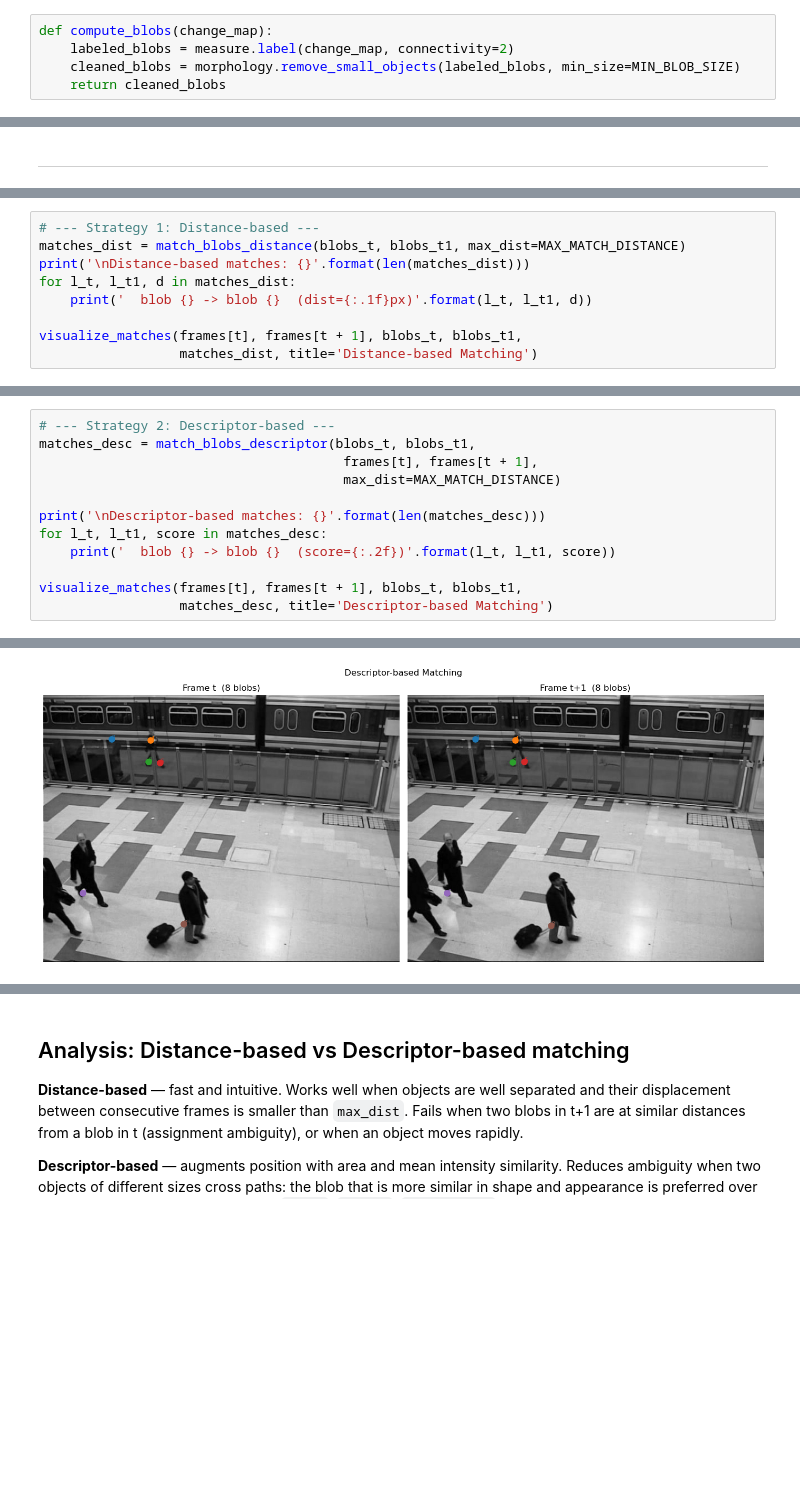
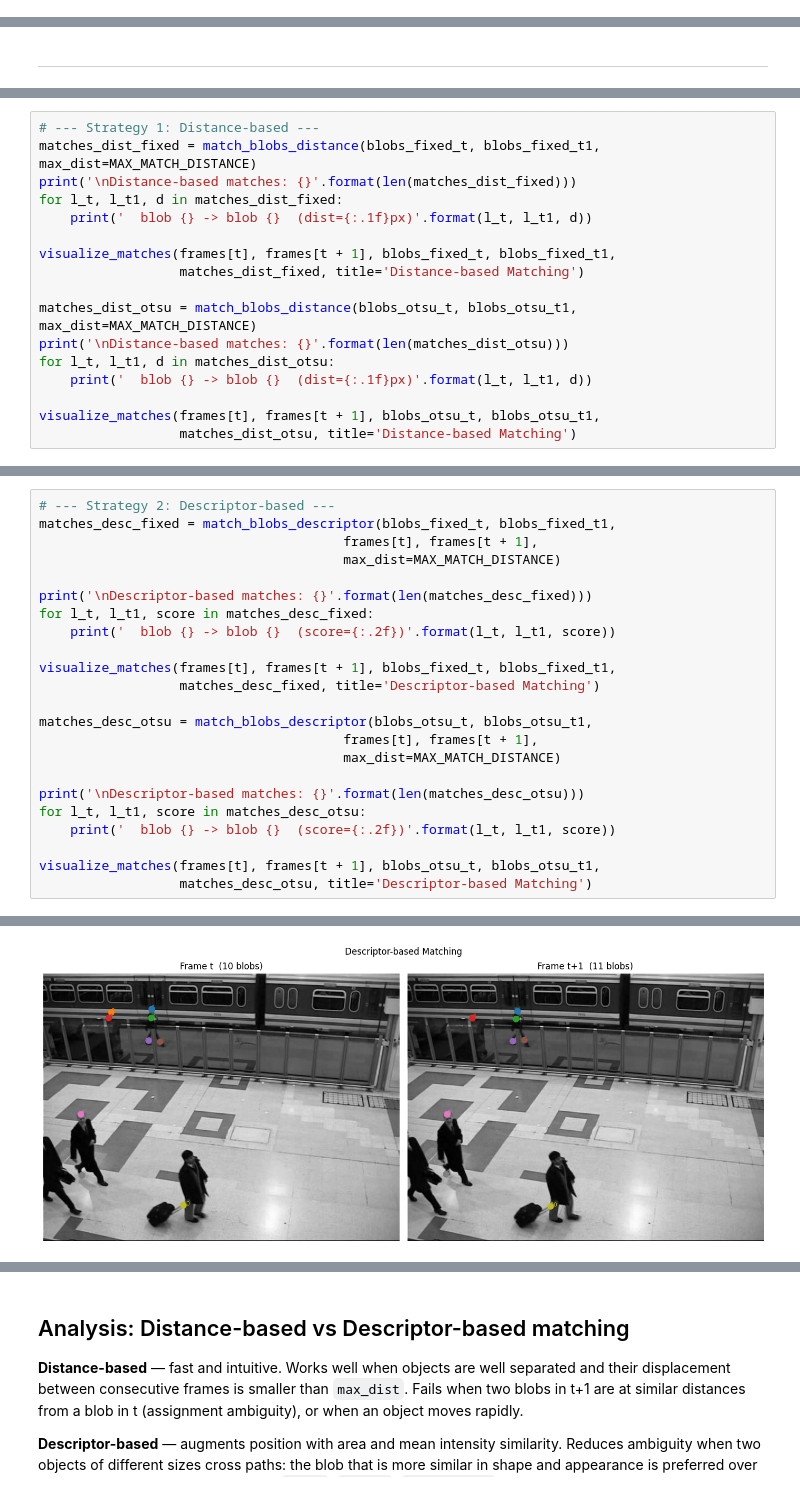
Before and after one commit to Diego-Chiola/Computational-Vision, a Jupyter notebook: homeworks/midterm/Motion_Analysis_Assignment.ipynb, the cells around one changed output, grey strips where cells are left out. Saved outputs shown, nothing was run; the diff lists cells and outputs as text; blank space fills up the shorter version.

```diff
--- a/homeworks/midterm/Motion_Analysis_Assignment.ipynb
+++ b/homeworks/midterm/Motion_Analysis_Assignment.ipynb
@@ -210,7 +236,2 @@ def clean_map(m_t):
-# %%
-def compute_blobs(change_map):
-    labeled_blobs = measure.label(change_map, connectivity=2)
-    cleaned_blobs = morphology.remove_small_objects(labeled_blobs, min_size=MIN_BLOB_SIZE)
-    return cleaned_blobs
 # %% [markdown]
 ------------
@@ -476,10 +522,18 @@ Frame t+1=36: 8 blobs
 # %%
 # --- Strategy 1: Distance-based ---
-matches_dist = match_blobs_distance(blobs_t, blobs_t1, max_dist=MAX_MATCH_DISTANCE)
-print('\nDistance-based matches: {}'.format(len(matches_dist)))
-for l_t, l_t1, d in matches_dist:
+matches_dist_fixed = match_blobs_distance(blobs_fixed_t, blobs_fixed_t1, max_dist=MAX_MATCH_DISTANCE)
+print('\nDistance-based matches: {}'.format(len(matches_dist_fixed)))
+for l_t, l_t1, d in matches_dist_fixed:
     print('  blob {} -> blob {}  (dist={:.1f}px)'.format(l_t, l_t1, d))
 
-visualize_matches(frames[t], frames[t + 1], blobs_t, blobs_t1,
-                  matches_dist, title='Distance-based Matching')
+visualize_matches(frames[t], frames[t + 1], blobs_fixed_t, blobs_fixed_t1,
+                  matches_dist_fixed, title='Distance-based Matching')
+
+matches_dist_otsu = match_blobs_distance(blobs_otsu_t, blobs_otsu_t1, max_dist=MAX_MATCH_DISTANCE)
+print('\nDistance-based matches: {}'.format(len(matches_dist_otsu)))
+for l_t, l_t1, d in matches_dist_otsu:
+    print('  blob {} -> blob {}  (dist={:.1f}px)'.format(l_t, l_t1, d))
+
+visualize_matches(frames[t], frames[t + 1], blobs_otsu_t, blobs_otsu_t1,
+                  matches_dist_otsu, title='Distance-based Matching')
 # %% [output]
@@ -494,13 +565,24 @@ Distance-based matches: 6
 # %%
 # --- Strategy 2: Descriptor-based ---
-matches_desc = match_blobs_descriptor(blobs_t, blobs_t1,
+matches_desc_fixed = match_blobs_descriptor(blobs_fixed_t, blobs_fixed_t1,
                                        frames[t], frames[t + 1],
                                        max_dist=MAX_MATCH_DISTANCE)
 
-print('\nDescriptor-based matches: {}'.format(len(matches_desc)))
-for l_t, l_t1, score in matches_desc:
+print('\nDescriptor-based matches: {}'.format(len(matches_desc_fixed)))
+for l_t, l_t1, score in matches_desc_fixed:
     print('  blob {} -> blob {}  (score={:.2f})'.format(l_t, l_t1, score))
 
-visualize_matches(frames[t], frames[t + 1], blobs_t, blobs_t1,
-                  matches_desc, title='Descriptor-based Matching')
+visualize_matches(frames[t], frames[t + 1], blobs_fixed_t, blobs_fixed_t1,
+                  matches_desc_fixed, title='Descriptor-based Matching')
+
+matches_desc_otsu = match_blobs_descriptor(blobs_otsu_t, blobs_otsu_t1,
+                                       frames[t], frames[t + 1],
+                                       max_dist=MAX_MATCH_DISTANCE)
+
+print('\nDescriptor-based matches: {}'.format(len(matches_desc_otsu)))
+for l_t, l_t1, score in matches_desc_otsu:
+    print('  blob {} -> blob {}  (score={:.2f})'.format(l_t, l_t1, score))
+
+visualize_matches(frames[t], frames[t + 1], blobs_otsu_t, blobs_otsu_t1,
+                  matches_desc_otsu, title='Descriptor-based Matching')
 # %% [output]
@@ -514 +599 @@ Descriptor-based matches: 6
-[figure, old version]
+[figure, new version]
```
Also changed, not shown: parts of 22 cells of this notebook.
